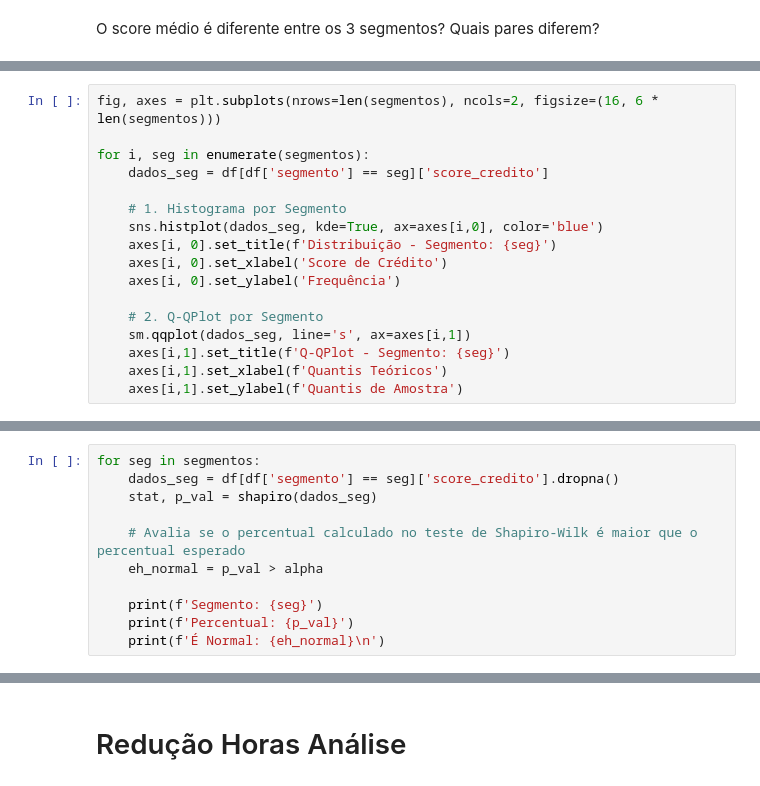
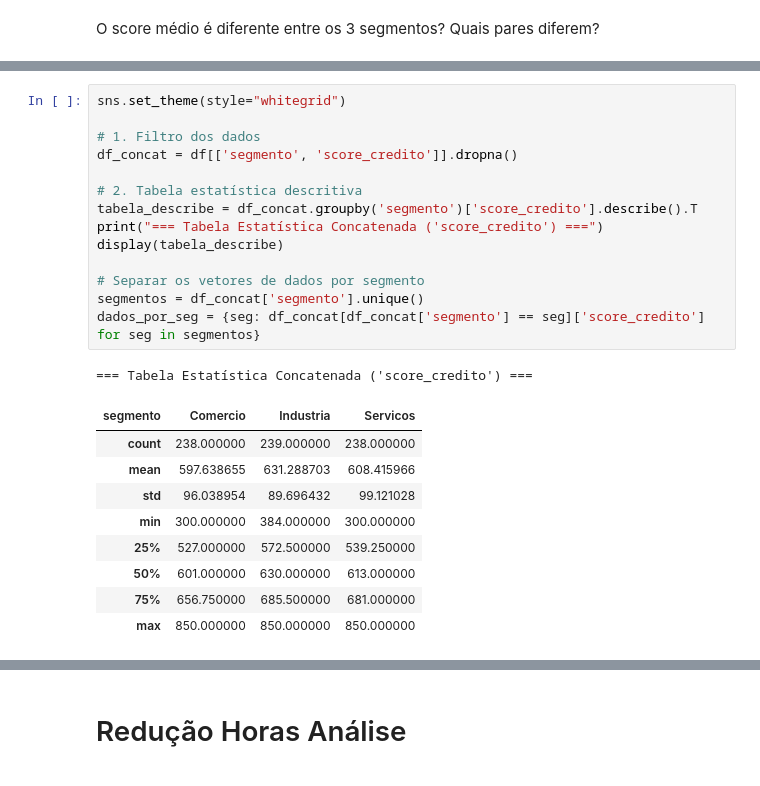
Before and after one commit to rpf991/Analise_Contas_Bancarias, a Jupyter notebook: teste.ipynb, the cells around one changed output, grey strips where cells are left out. Saved outputs shown, nothing was run; the diff lists cells and outputs as text.

```diff
--- a/teste.ipynb
+++ b/teste.ipynb
@@ -446,17 +447,0 @@ Gráfico de Segmentos
-# %%
-fig, axes = plt.subplots(nrows=len(segmentos), ncols=2, figsize=(16, 6 * len(segmentos)))
-
-for i, seg in enumerate(segmentos):
-    dados_seg = df[df['segmento'] == seg]['score_credito']
-
-    # 1. Histograma por Segmento
-    sns.histplot(dados_seg, kde=True, ax=axes[i,0], color='blue')
-    axes[i, 0].set_title(f'Distribuição - Segmento: {seg}')
-    axes[i, 0].set_xlabel('Score de Crédito')
-    axes[i, 0].set_ylabel('Frequência')
-
-    # 2. Q-QPlot por Segmento
-    sm.qqplot(dados_seg, line='s', ax=axes[i,1])
-    axes[i,1].set_title(f'Q-QPlot - Segmento: {seg}')
-    axes[i,1].set_xlabel(f'Quantis Teóricos')
-    axes[i,1].set_ylabel(f'Quantis de Amostra')
@@ -467,11 +447,0 @@ Para avaliar 3 grupos independentes, deve ser executado um teste de normalidade
-# %%
-for seg in segmentos:
-    dados_seg = df[df['segmento'] == seg]['score_credito'].dropna()
-    stat, p_val = shapiro(dados_seg)
-
-    # Avalia se o percentual calculado no teste de Shapiro-Wilk é maior que o percentual esperado
-    eh_normal = p_val > alpha
-
-    print(f'Segmento: {seg}')
-    print(f'Percentual: {p_val}')
-    print(f'É Normal: {eh_normal}\n')
@@ -539,0 +448,25 @@ enquanto entre ['Comercio-Servicos'] não foi apresentado uma diferença relevan
+# %%
+sns.set_theme(style="whitegrid")
+
+# 1. Filtro dos dados
+df_concat = df[['segmento', 'score_credito']].dropna()
+
+# 2. Tabela estatística descritiva
+tabela_describe = df_concat.groupby('segmento')['score_credito'].describe().T
+print("=== Tabela Estatística Concatenada ('score_credito') ===")
+display(tabela_describe)
+
+# Separar os vetores de dados por segmento
+segmentos = df_concat['segmento'].unique()
+dados_por_seg = {seg: df_concat[df_concat['segmento'] == seg]['score_credito'] for seg in segmentos}
+# %% [output]
+=== Tabela Estatística Concatenada ('score_credito') ===
+| segmento | Comercio | Industria | Servicos |
+| count | 238.000000 | 239.000000 | 238.000000 |
+| mean | 597.638655 | 631.288703 | 608.415966 |
+| std | 96.038954 | 89.696432 | 99.121028 |
+| min | 300.000000 | 384.000000 | 300.000000 |
+| 25% | 527.000000 | 572.500000 | 539.250000 |
+| 50% | 601.000000 | 630.000000 | 613.000000 |
+| 75% | 656.750000 | 685.500000 | 681.000000 |
+| max | 850.000000 | 850.000000 | 850.000000 |
```
Also changed, not shown: parts of 21 cells of this notebook.
